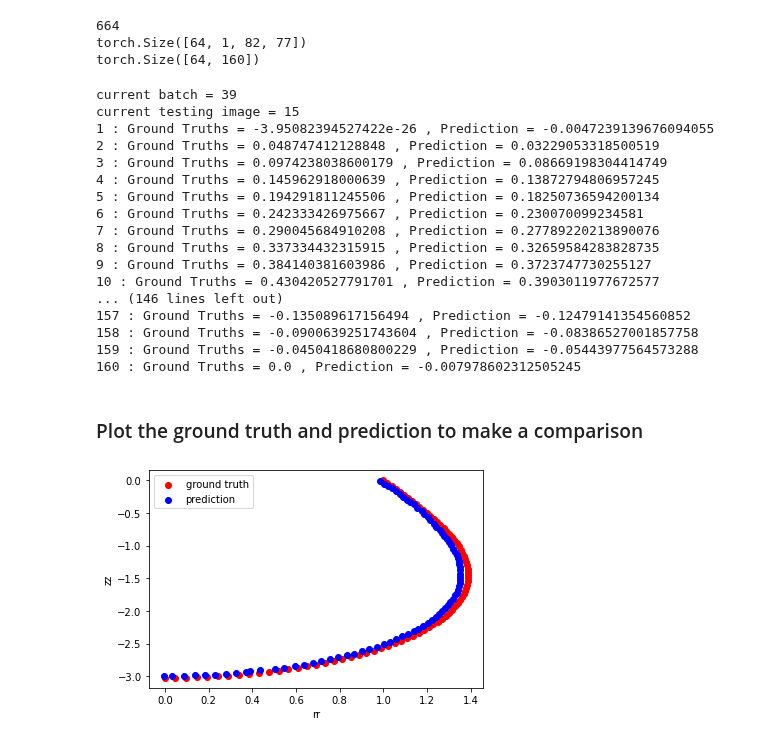
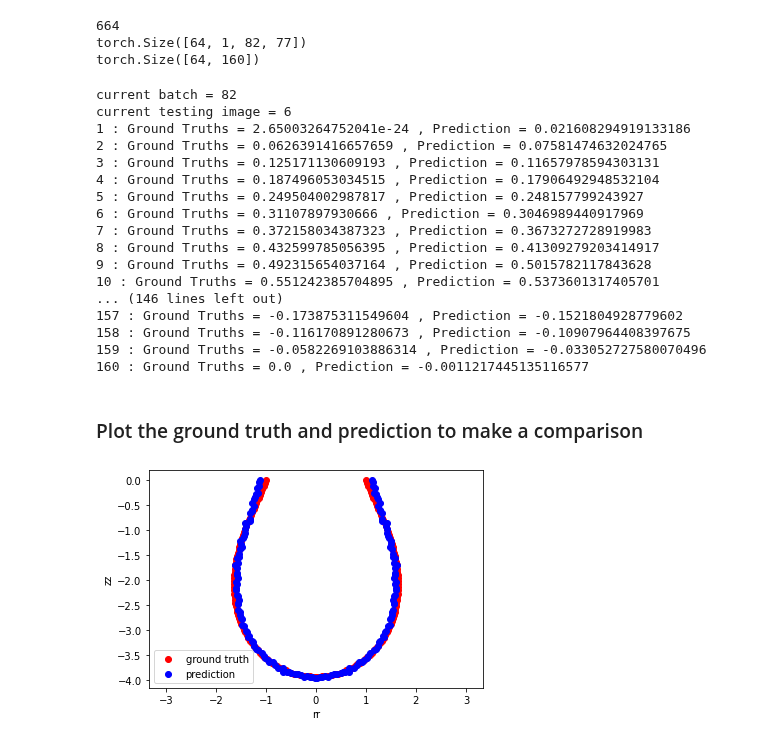
Before and after one commit to ShaoKAi100812/Pendant_Drop_Tensiometry_Prediction, a Jupyter notebook: main.ipynb, the cells around one changed output. Saved outputs shown, nothing was run; the diff lists cells and outputs as text; code cells hidden in the pictures.

```diff
--- a/main.ipynb
+++ b/main.ipynb
@@ -447,7 +439,7 @@ print(train_y_pic[0].shape)
 torch.Size([64, 1, 82, 77])
 torch.Size([64, 160])
 # %%
-PATH_PIC = os.path.join(os.getcwd(), "model_pic")
+PATH_PIC = os.path.join(os.getcwd(), "model_pic.pt")
 model_picture_trained = torch.load(PATH_PIC)
 
 rand1 = random.randint(0, len(test_x_pic)-1)
@@ -460,31 +452,48 @@ score_pic = prediction(model_picture_trained, test_x_pic[rand1][rand2].reshape(1
 for num in range(len(test_y_pic[rand1][rand2])):
     print(num+1, ": Ground Truths =", test_y_pic[rand1][rand2][num].item(), ", Prediction =", score_pic[0, num].item())
 # %% [output]
-current batch = 39
-current testing image = 15
-1 : Ground Truths = -3.95082394527422e-26 , Prediction = -0.0047239139676094055
-2 : Ground Truths = 0.048747412128848 , Prediction = 0.03229053318500519
-3 : Ground Truths = 0.0974238038600179 , Prediction = 0.08669198304414749
-4 : Ground Truths = 0.145962918000639 , Prediction = 0.13872794806957245
-5 : Ground Truths = 0.194291811245506 , Prediction = 0.18250736594200134
-6 : Ground Truths = 0.242333426975667 , Prediction = 0.230070099234581
-7 : Ground Truths = 0.290045684910208 , Prediction = 0.27789220213890076
-8 : Ground Truths = 0.337334432315915 , Prediction = 0.32659584283828735
-9 : Ground Truths = 0.384140381603986 , Prediction = 0.3723747730255127
-10 : Ground Truths = 0.430420527791701 , Prediction = 0.3903011977672577
+current batch = 82
+current testing image = 6
+1 : Ground Truths = 2.65003264752041e-24 , Prediction = 0.021608294919133186
+2 : Ground Truths = 0.0626391416657659 , Prediction = 0.07581474632024765
+3 : Ground Truths = 0.125171130609193 , Prediction = 0.11657978594303131
+4 : Ground Truths = 0.187496053034515 , Prediction = 0.17906492948532104
+5 : Ground Truths = 0.249504002987817 , Prediction = 0.248157799243927
+6 : Ground Truths = 0.31107897930666 , Prediction = 0.3046989440917969
+7 : Ground Truths = 0.372158034387323 , Prediction = 0.3673272728919983
+8 : Ground Truths = 0.432599785056395 , Prediction = 0.41309279203414917
+9 : Ground Truths = 0.492315654037164 , Prediction = 0.5015782117843628
+10 : Ground Truths = 0.551242385704895 , Prediction = 0.5373601317405701
 ... (146 lines left out)
-157 : Ground Truths = -0.135089617156494 , Prediction = -0.12479141354560852
-158 : Ground Truths = -0.0900639251743604 , Prediction = -0.08386527001857758
-159 : Ground Truths = -0.0450418680800229 , Prediction = -0.05443977564573288
-160 : Ground Truths = 0.0 , Prediction = -0.007978602312505245
+157 : Ground Truths = -0.173875311549604 , Prediction = -0.1521804928779602
+158 : Ground Truths = -0.116170891280673 , Prediction = -0.10907964408397675
+159 : Ground Truths = -0.0582269103886314 , Prediction = -0.033052727580070496
+160 : Ground Truths = 0.0 , Prediction = -0.0011217445135116577
 # %% [markdown]
 ### Plot the ground truth and prediction to make a comparison
-# %%
-plt.scatter(test_y_pic[rand1][rand2][0:80], test_y_pic[rand1][rand2][80:160], c="red", label="ground truth")
-plt.scatter(score_pic[0, 0:80], score_pic[0, 80:160], c="blue", label="prediction")
-plt.xlabel("rr")
-plt.ylabel("zz")
-plt.legend()
-plt.show()
-# %% [output]
-[figure, removed]
+# %%
+# scattering points for ground truth
+x_gt_pos = test_y_pic[rand1][rand2][0:80]
+y_gt_pos = test_y_pic[rand1][rand2][80:160]
+x_gt_neg = -torch.flip(x_gt_pos, [0])
+y_gt_neg = torch.flip(y_gt_pos, [0])
+x_gt = torch.cat((x_gt_neg, x_gt_pos))
+y_gt = torch.cat((y_gt_neg, y_gt_pos))
+
+# scattering points for prediction
+x_pred_pos = score_pic[0, 0:80]
+y_pred_pos = score_pic[0, 80:160]
+x_pred_neg = -torch.flip(x_pred_pos, [0])
+y_pred_neg = torch.flip(y_pred_pos, [0])
+x_pred = torch.cat((x_pred_neg, x_pred_pos))
+y_pred = torch.cat((y_pred_neg, y_pred_pos))
+
+plt.scatter(x_gt, y_gt, c="red", label="ground truth")
+plt.scatter(x_pred, y_pred, c="blue", label="prediction")
+plt.xlabel("rr")
+plt.ylabel("zz")
+plt.legend()
+plt.axis('equal')
+plt.show()
+# %% [output]
+[figure, added]
```
Also changed, not shown: parts of 8 cells of this notebook.
